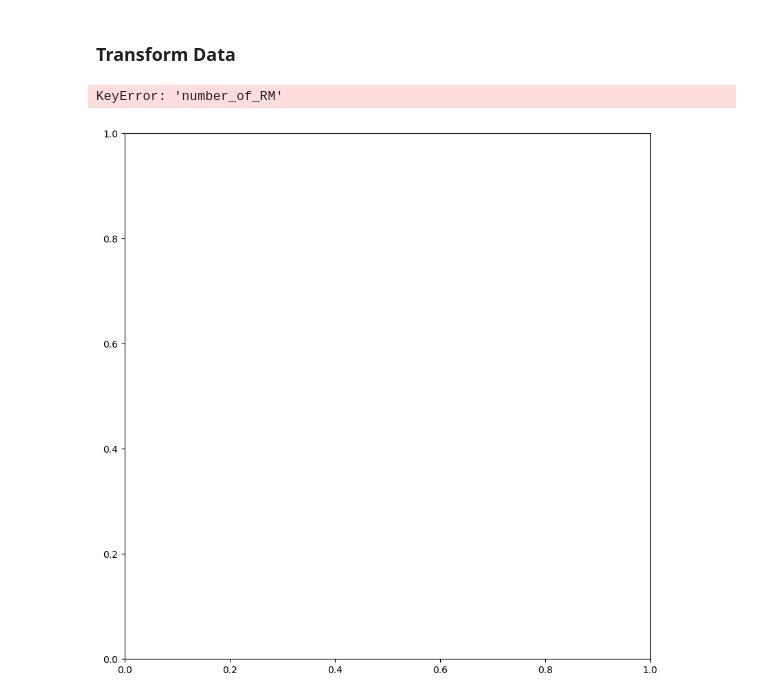
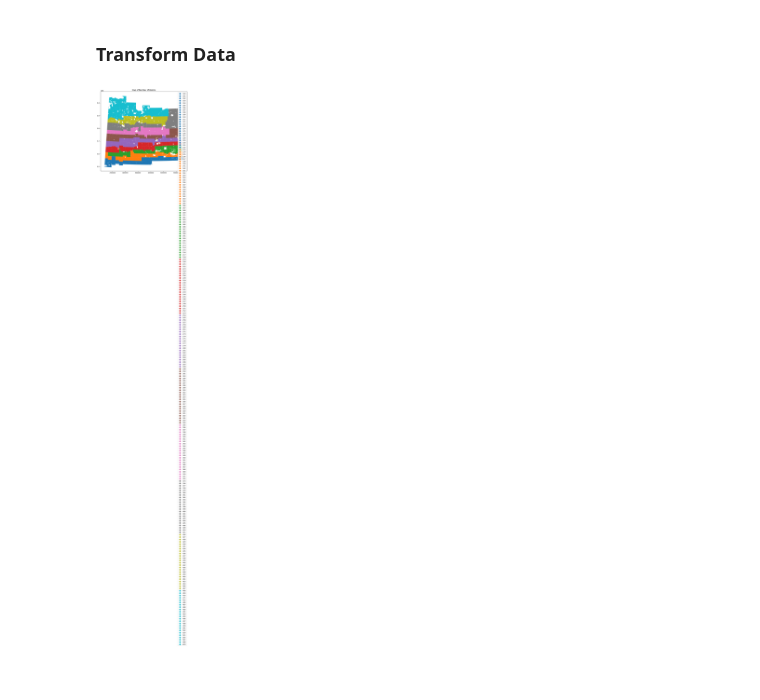
Before and after one commit to gkunvar/Assignemnet-1, a Jupyter notebook: Question2/Q2.ipynb, the cells around one changed output. Saved outputs shown, nothing was run; the diff lists cells and outputs as text; code cells hidden in the pictures.

```diff
--- a/Question2/Q2.ipynb
+++ b/Question2/Q2.ipynb
@@ -26,10 +26,9 @@ dfc1_unique = dfc1.drop_duplicates()
 # %%
 merged_data = pd.merge(rm_shapefile.rename(columns={'RMNO':'RM'}), dfc1_unique, on='RM', how='inner')
 
 # Step 4: Plot the merged data
-merged_data.plot(column='number_of_RM', legend=True, figsize=(10, 10))
-#plt.title('Map of Number of Rooms')
-#plt.show()
+merged_data.plot(column='RM', legend=True, figsize=(10, 10))
+plt.title('Map of Number of RM')
+plt.show()
 # %% [output]
-KeyError: 'number_of_RM'
-[figure, old version]
+[figure, new version]
```
